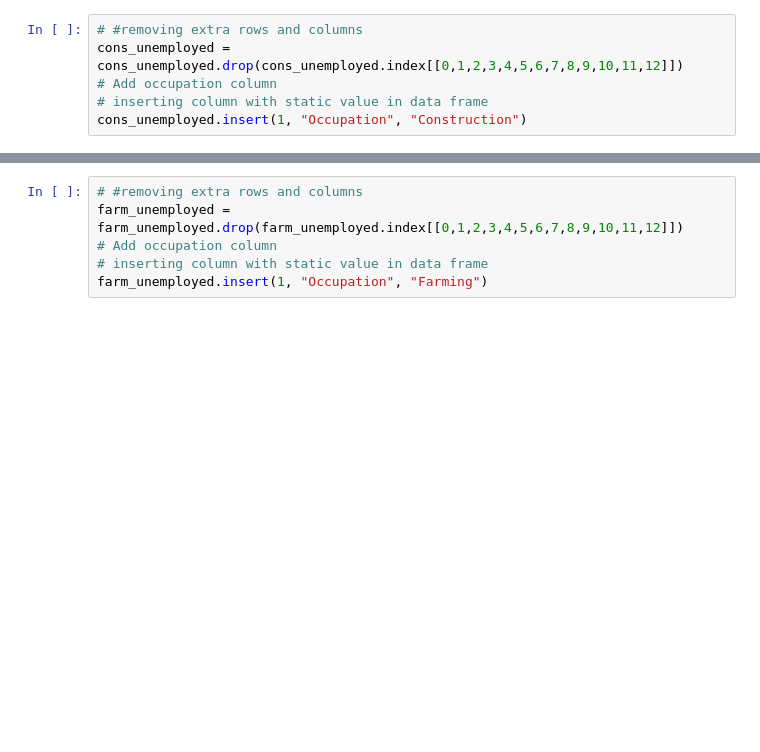
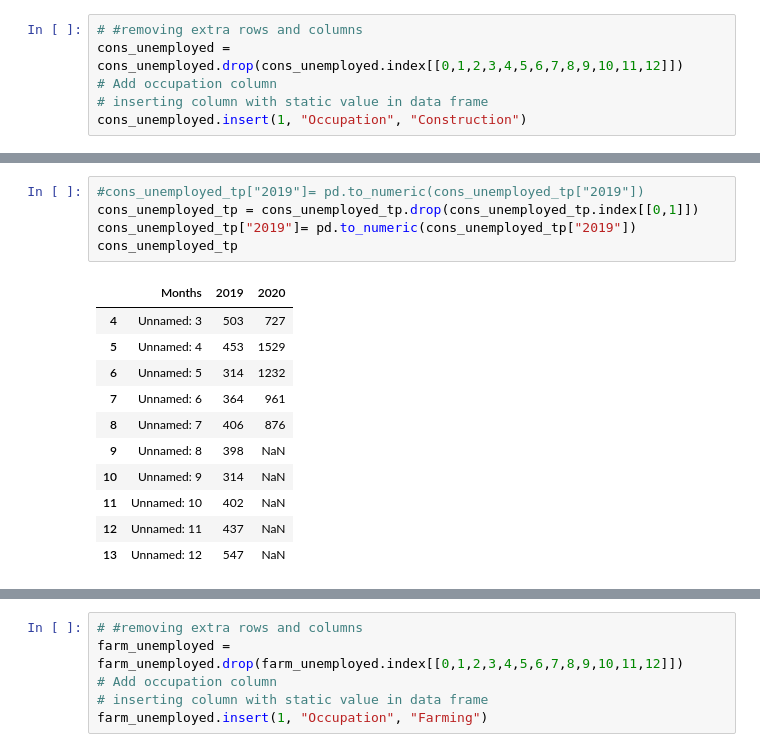
Before and after one commit to adrianstrecker/project-1, a Jupyter notebook: Project-PB/Count of Unemployed by Occupation .Ver 2.ipynb, the cells around one changed output, grey strips where cells are left out. Drawn from its saved outputs; the diff is of its cells as text; blank space fills up the shorter version.

```diff
--- a/Project-PB/Count of Unemployed by Occupation .Ver 2.ipynb
+++ b/Project-PB/Count of Unemployed by Occupation .Ver 2.ipynb
@@ -50,0 +63,17 @@ cons_unemployed.insert(1, "Occupation", "Construction")
+# %%
+#cons_unemployed_tp["2019"]= pd.to_numeric(cons_unemployed_tp["2019"])
+cons_unemployed_tp = cons_unemployed_tp.drop(cons_unemployed_tp.index[[0,1]])
+cons_unemployed_tp["2019"]= pd.to_numeric(cons_unemployed_tp["2019"])
+cons_unemployed_tp
+# %% [output]
+|  | Months | 2019 | 2020 |
+| 4 | Unnamed: 3 | 503 | 727 |
+| 5 | Unnamed: 4 | 453 | 1529 |
+| 6 | Unnamed: 5 | 314 | 1232 |
+| 7 | Unnamed: 6 | 364 | 961 |
+| 8 | Unnamed: 7 | 406 | 876 |
+| 9 | Unnamed: 8 | 398 | NaN |
+| 10 | Unnamed: 9 | 314 | NaN |
+| 11 | Unnamed: 10 | 402 | NaN |
+| 12 | Unnamed: 11 | 437 | NaN |
+| 13 | Unnamed: 12 | 547 | NaN |
```
Also changed, not shown: parts of 10 cells of this notebook, 29 other files.
